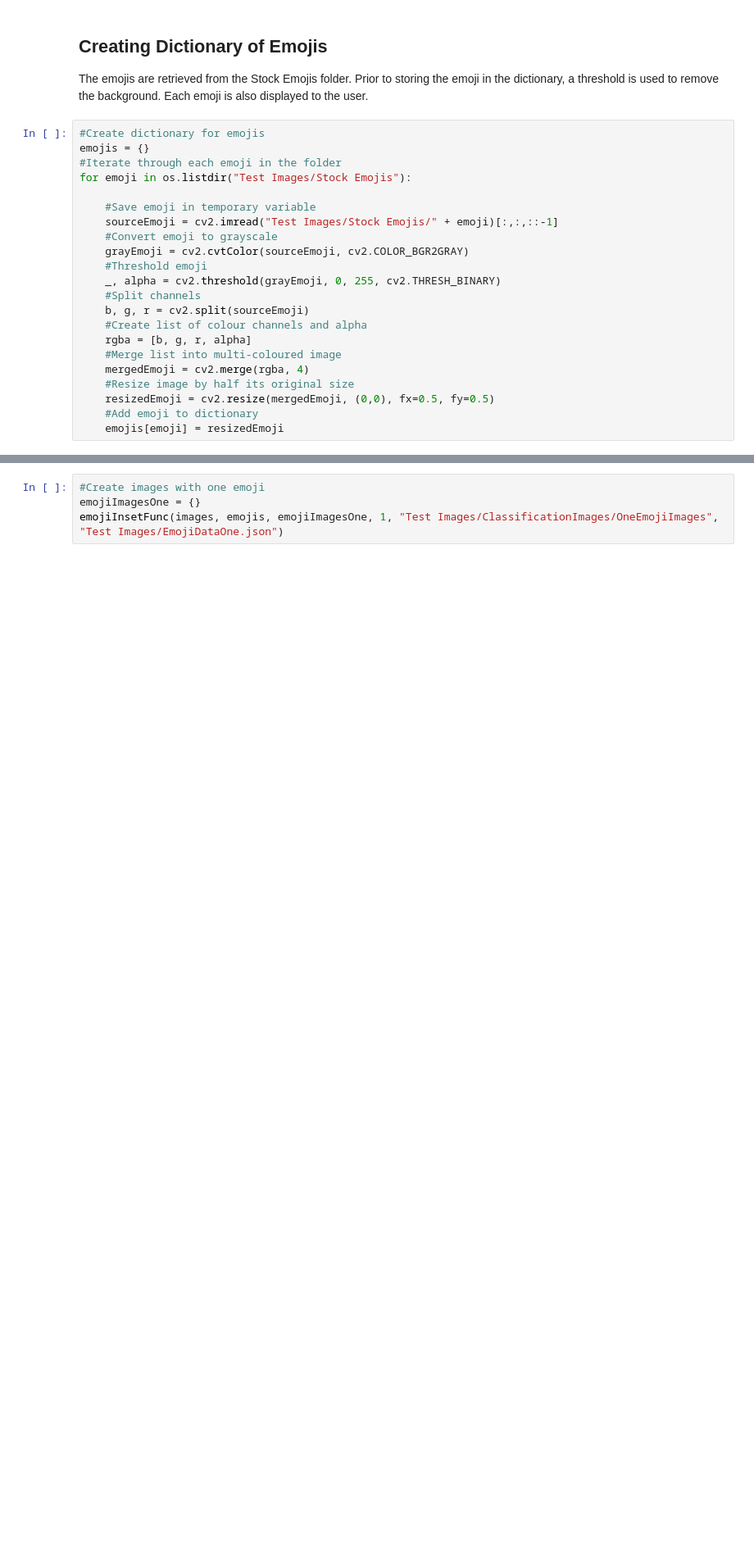
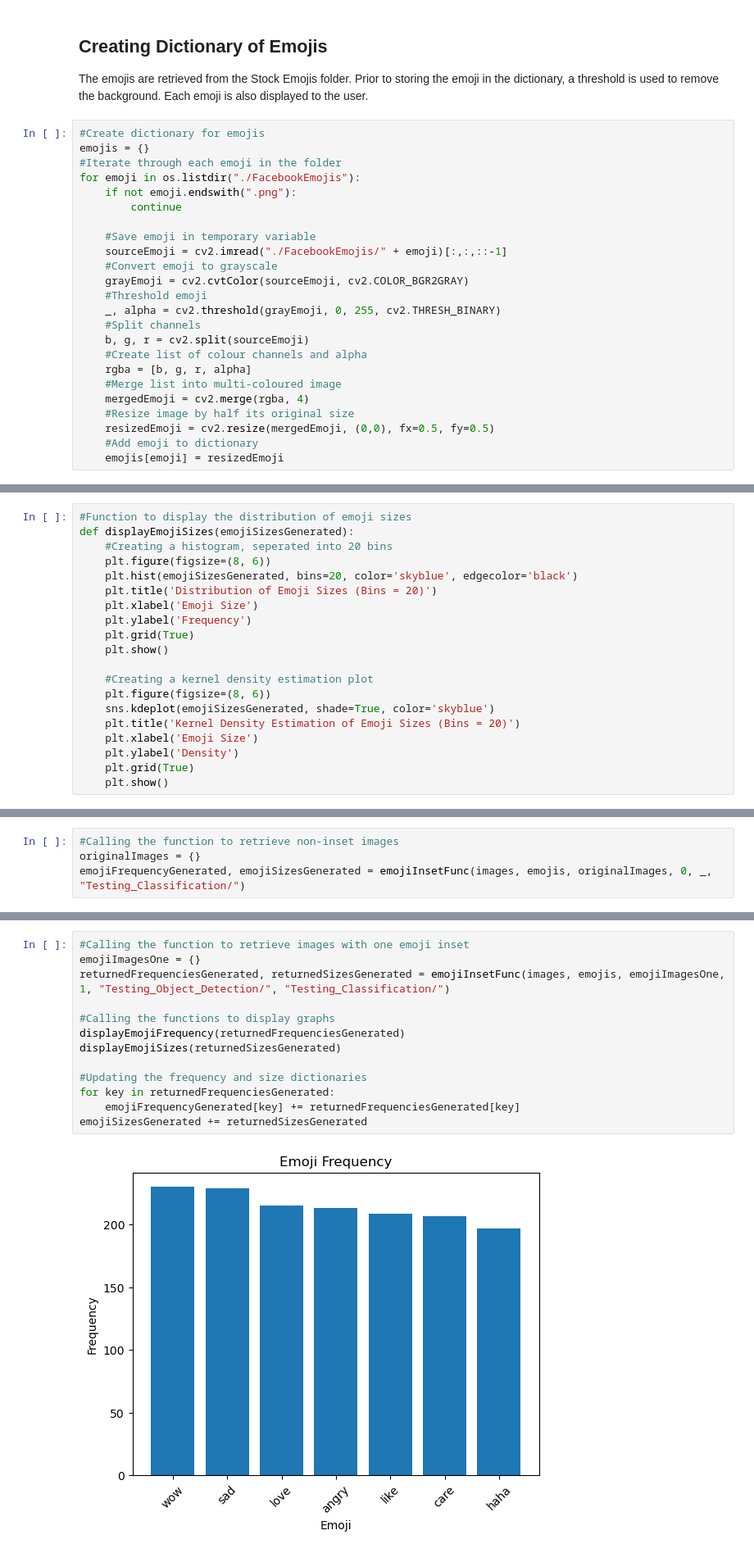
Before and after one commit to isaac21muscat/FYP, a Jupyter notebook: Emoji_Inset_Creator.ipynb, the cells around one changed output, grey strips where cells are left out. Shown at 82% size. Saved outputs shown, nothing was run; the diff lists cells and outputs as text; blank space fills up the shorter version.

Commit message:
Updated Notebooks + Added New Emojis

```diff
--- a/Emoji_Inset_Creator.ipynb
+++ b/Emoji_Inset_Creator.ipynb
@@ -60,10 +78,12 @@ The emojis are retrieved from the Stock Emojis folder. Prior to storing the emoj
 #Create dictionary for emojis
 emojis = {}
 #Iterate through each emoji in the folder
-for emoji in os.listdir("Test Images/Stock Emojis"):
+for emoji in os.listdir("./FacebookEmojis"):
+    if not emoji.endswith(".png"):
+        continue
 
     #Save emoji in temporary variable
-    sourceEmoji = cv2.imread("Test Images/Stock Emojis/" + emoji)[:,:,::-1]
+    sourceEmoji = cv2.imread("./FacebookEmojis/" + emoji)[:,:,::-1]
     #Convert emoji to grayscale
     grayEmoji = cv2.cvtColor(sourceEmoji, cv2.COLOR_BGR2GRAY)
     #Threshold emoji
@@ -150,0 +438,20 @@ def emojiInsetFunc(currentImages, emojiImages, emojiDictionary, numOfEmojis, dir
+# %%
+#Function to display the distribution of emoji sizes
+def displayEmojiSizes(emojiSizesGenerated):
+    #Creating a histogram, seperated into 20 bins
+    plt.figure(figsize=(8, 6))
+    plt.hist(emojiSizesGenerated, bins=20, color='skyblue', edgecolor='black')
+    plt.title('Distribution of Emoji Sizes (Bins = 20)')
+    plt.xlabel('Emoji Size')
+    plt.ylabel('Frequency')
+    plt.grid(True)
+    plt.show()
+
+    #Creating a kernel density estimation plot
+    plt.figure(figsize=(8, 6))
+    sns.kdeplot(emojiSizesGenerated, shade=True, color='skyblue')
+    plt.title('Kernel Density Estimation of Emoji Sizes (Bins = 20)')
+    plt.xlabel('Emoji Size')
+    plt.ylabel('Density')
+    plt.grid(True)
+    plt.show()
@@ -151,3 +462,7 @@ def emojiInsetFunc(currentImages, emojiImages, emojiDictionary, numOfEmojis, dir
+# %%
+#Calling the function to retrieve non-inset images
+originalImages = {}
+emojiFrequencyGenerated, emojiSizesGenerated = emojiInsetFunc(images, emojis, originalImages, 0, _, "Testing_Classification/")
 # %% [markdown]
 ## Creating Inset Images with one Emoji
 
@@ -155,4 +470,15 @@ This cell defines a dictionary which is then filled with inset images with one e
 # %%
-#Create images with one emoji
+#Calling the function to retrieve images with one emoji inset
 emojiImagesOne = {}
-emojiInsetFunc(images, emojis, emojiImagesOne, 1, "Test Images/ClassificationImages/OneEmojiImages", "Test Images/EmojiDataOne.json")
+returnedFrequenciesGenerated, returnedSizesGenerated = emojiInsetFunc(images, emojis, emojiImagesOne, 1, "Testing_Object_Detection/", "Testing_Classification/")
+
+#Calling the functions to display graphs
+displayEmojiFrequency(returnedFrequenciesGenerated)
+displayEmojiSizes(returnedSizesGenerated)
+
+#Updating the frequency and size dictionaries
+for key in returnedFrequenciesGenerated:
+    emojiFrequencyGenerated[key] += returnedFrequenciesGenerated[key]
+emojiSizesGenerated += returnedSizesGenerated
+# %% [output]
+[figure, added]
```
Also changed, not shown: parts of 25 cells of this notebook, 13 other files.
